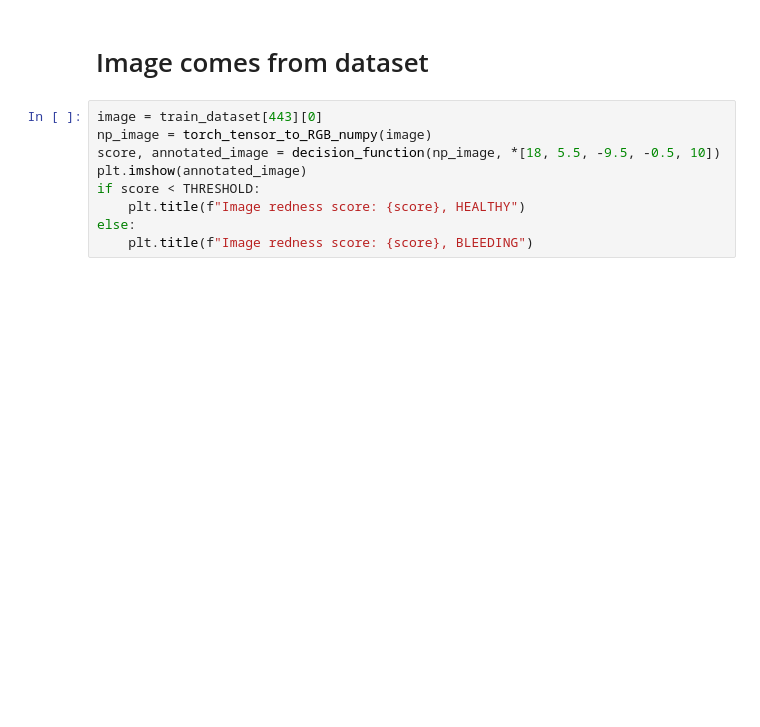
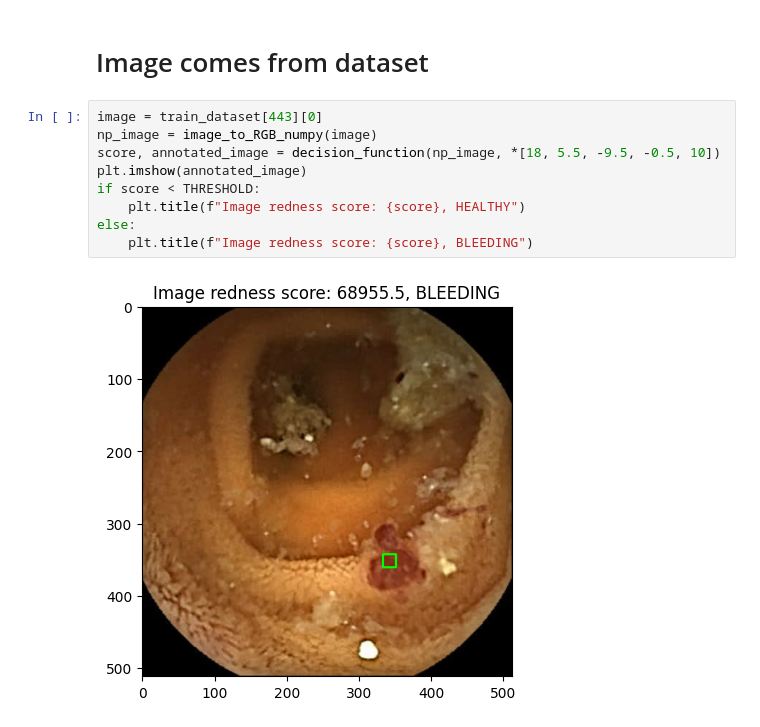
Before and after one commit to jan1na/Bleeding-Detecting-on-Capsule-Endoscopy, a Jupyter notebook: scripts/classical_method_meric.ipynb, the cells around one changed output. Drawn from its saved outputs; the diff is of its cells as text; blank space fills up the shorter version.

```diff
--- a/scripts/classical_method_meric.ipynb
+++ b/scripts/classical_method_meric.ipynb
@@ -180,10 +329,12 @@ plt.show()
 # Image comes from dataset
 # %%
 image = train_dataset[443][0]
-np_image = torch_tensor_to_RGB_numpy(image)
+np_image = image_to_RGB_numpy(image)
 score, annotated_image = decision_function(np_image, *[18, 5.5, -9.5, -0.5, 10])
 plt.imshow(annotated_image)
 if score < THRESHOLD:
     plt.title(f"Image redness score: {score}, HEALTHY")
 else:
     plt.title(f"Image redness score: {score}, BLEEDING")
+# %% [output]
+[figure, added]
```
Also changed, not shown: parts of 16 cells of this notebook, 2 other files.
